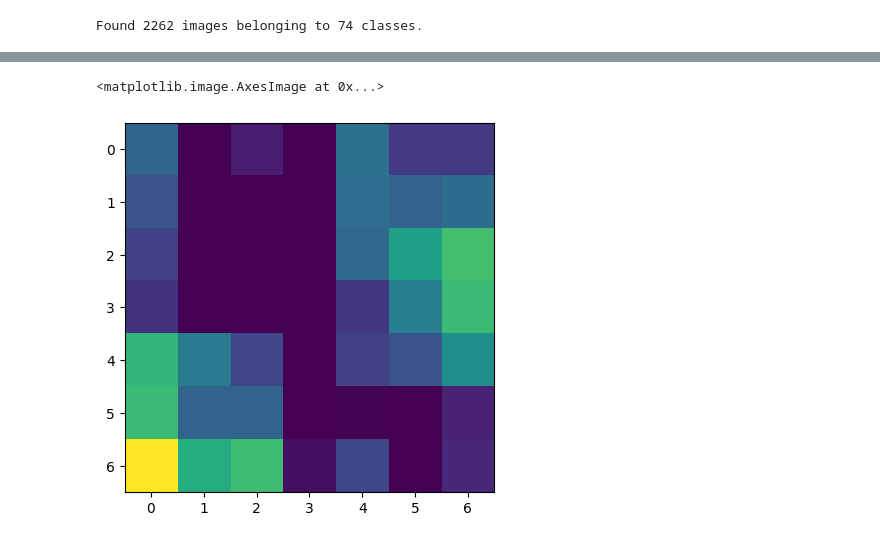
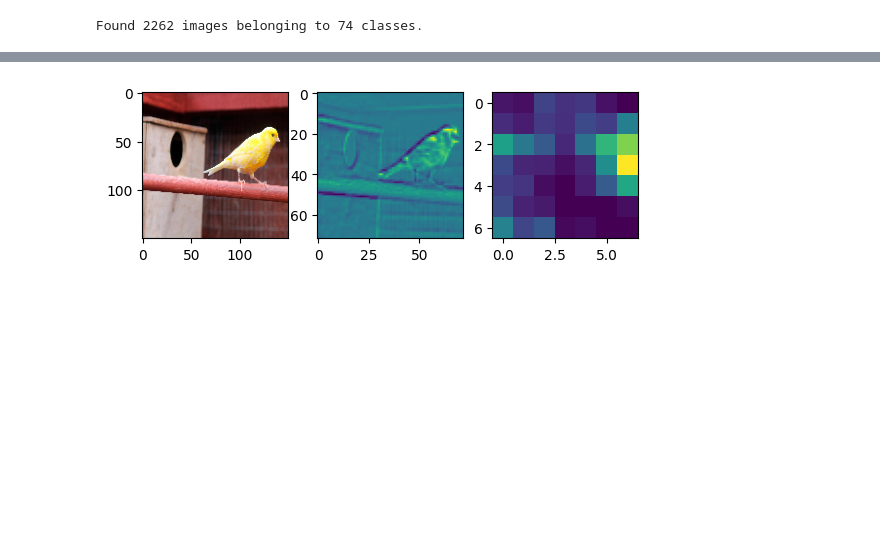
Before and after one commit to tabrezdn1/cs670-pet-gaurdian, a Jupyter notebook: main.ipynb, the cells around one changed output, grey strips where cells are left out. Saved outputs shown, nothing was run; the diff lists cells and outputs as text; code cells hidden in the pictures; blank space fills up the shorter version.

```diff
--- a/main.ipynb
+++ b/main.ipynb
@@ -65,10 +54,10 @@ def view_random_image(target_dir): #defining a function that picks a random imag
 plt.figure()# just picking two random photos from classes I've selected and plotting them against each other
 plt.subplot(1,2,1)
 
-img, classnm =view_random_image(target_dir="C:\\Users\\Dan\\Documents\\fall_2023\\670\\project\\dataset")
+img, classnm =view_random_image()
 plt.title(classnm)
 plt.subplot(1,2,2)
 
-img2, classnm2=view_random_image(target_dir="C:\\Users\\Dan\\Documents\\fall_2023\\670\\project\\dataset")
+img2, classnm2=view_random_image()
 plt.title(classnm2)
 # %% [output]
@@ -259,0 +246,14 @@ Image Shape: (1080, 1920, 3)
+# %%
+#checking model loss history
+loss=history.history['loss']
+
+losses = pd.DataFrame({'loss':loss,})
+
+#checking model accuracy history
+accuracy=history.history['accuracy']
+
+acc = pd.DataFrame({'accuracy':accuracy})
+
+
+losses.plot(title='Loss curve')
+acc.plot(title='Accuracy curve')
@@ -270,38 +274,66 @@ pred_and_plot(model, "red-fox_thumb.JPG", class_names) #testing model on a image
 # %%
 from tensorflow.keras import preprocessing
 from tensorflow.keras import backend as K
 from tensorflow.keras import models
 
 
-newimg = load_and_prep_image("C:\\Users\\Dan\\Documents\\fall_2023\\670\\project\\dataset\\Canary\\Image_1.jpg")
+newimg1 = load_and_prep_image("C:\\Users\\Dan\\Documents\\fall_2023\\670\\project\\dataset\\Canary\\Image_1.jpg") #generating a heatmap to visualize what data the model is focusing on
 
-newimg = tf.expand_dims(newimg, axis=0)
+newimg = tf.expand_dims(newimg1, axis=0)
 
 
 
 
-conv_layer = model.get_layer("conv2d_69")
+conv_layer = model.get_layer("conv2d_1")
 heatmap_model = models.Model([model.inputs], [conv_layer.output, model.output])
 
 # Get gradient of the winner class w.r.t. the output of the (last) conv. layer
 with tf.GradientTape() as gtape:
     conv_output, predictions = heatmap_model(newimg)
     loss = predictions[:, np.argmax(predictions[0])]
     grads = gtape.gradient(loss, conv_output)
     pooled_grads = K.mean(grads, axis=(0, 1, 2))
 
 heatmap = tf.reduce_mean(tf.multiply(pooled_grads, conv_output), axis=-1)
 heatmap = np.maximum(heatmap, 0)
 max_heat = np.max(heatmap)
 if max_heat == 0:
     max_heat = 1e-10
 heatmap /= max_heat
 
-hm=np.squeeze(heatmap)
-hm.shape
+hm1=np.squeeze(heatmap)
+hm1.shape
+
+conv_layer = model.get_layer("activation_69")
+heatmap_model = models.Model([model.inputs], [conv_layer.output, model.output])
+
+# Get gradient of the winner class w.r.t. the output of the (last) conv. layer
+with tf.GradientTape() as gtape:
+    conv_output, predictions = heatmap_model(newimg)
+    loss = predictions[:, np.argmax(predictions[0])]
+    grads = gtape.gradient(loss, conv_output)
+    pooled_grads = K.mean(grads, axis=(0, 1, 2))
+
+heatmap = tf.reduce_mean(tf.multiply(pooled_grads, conv_output), axis=-1)
+heatmap = np.maximum(heatmap, 0)
+max_heat = np.max(heatmap)
+if max_heat == 0:
+    max_heat = 1e-10
+heatmap /= max_heat
+
+hm2=np.squeeze(heatmap)
+hm2.shape
 
 
-plt.imshow(hm)
+
+
+f = plt.figure()
+f.add_subplot(1,3, 1)
+plt.imshow(newimg1)
+f.add_subplot(1,3, 2)
+plt.imshow(hm1)
+f.add_subplot(1,3, 3)
+plt.imshow(hm2)
+plt.show(block=True)
 # %% [output]
-<matplotlib.image.AxesImage at 0x...>
-[figure, old version]
+[figure, new version]
```
Also changed, not shown: parts of 15 cells of this notebook.
